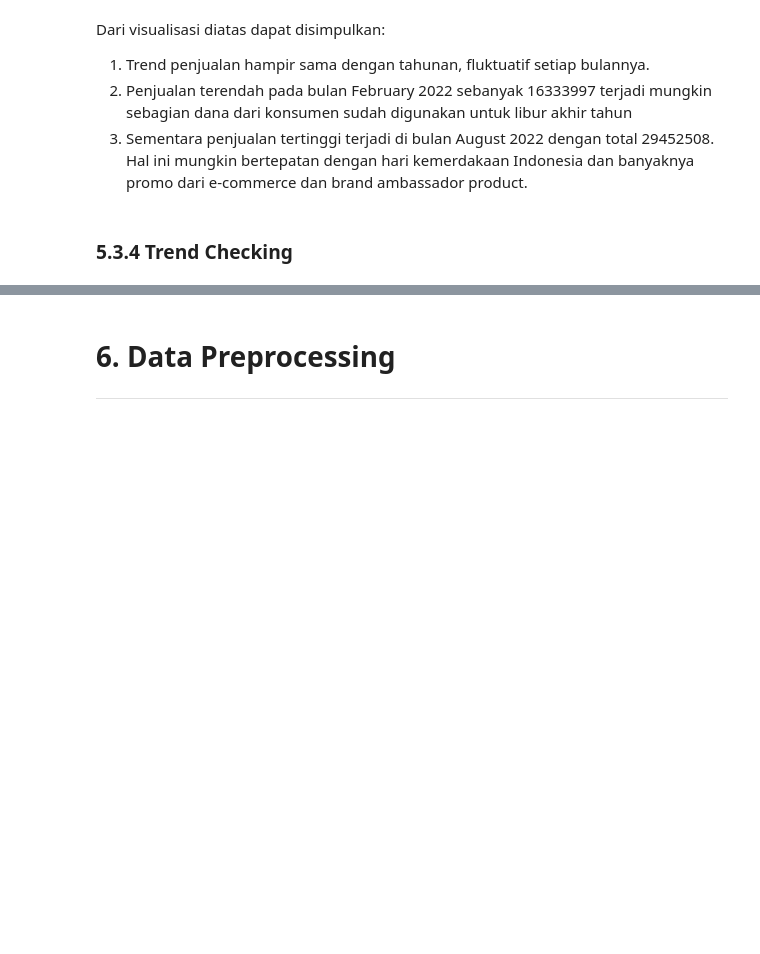
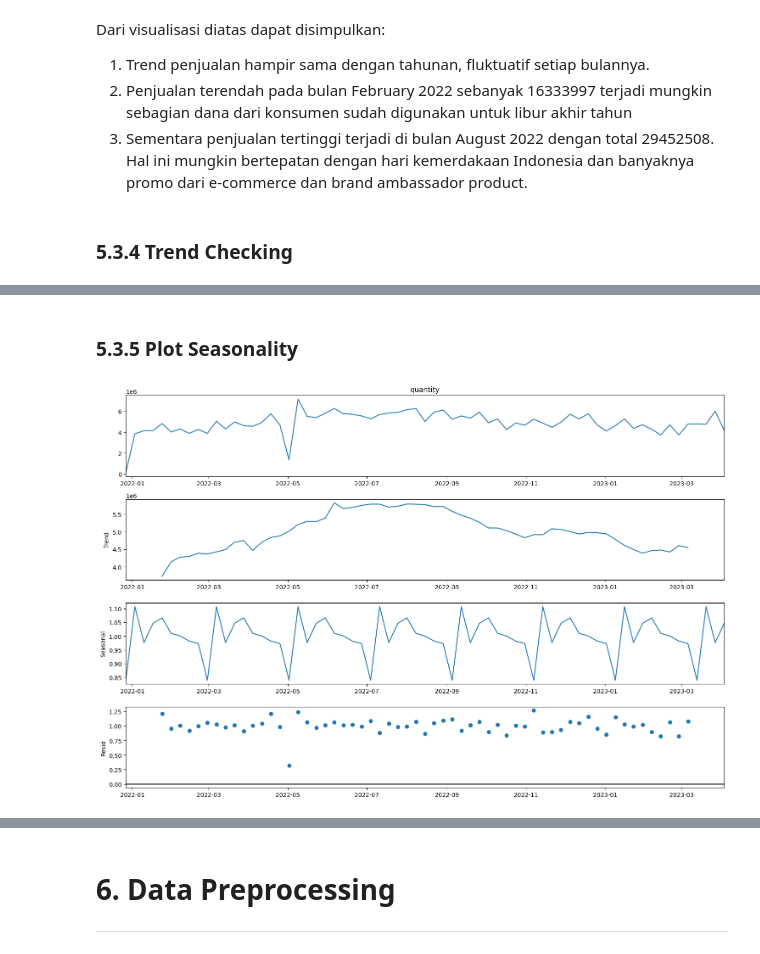
Before and after one commit to andik-alfauzi/Sales-Prediction, a Jupyter notebook: Time_Series_Sales_Prediction.ipynb, the cells around one changed output, grey strips where cells are left out. Saved outputs shown, nothing was run; the diff lists cells and outputs as text; code cells hidden in the pictures; blank space fills up the shorter version.

```diff
--- a/Time_Series_Sales_Prediction.ipynb
+++ b/Time_Series_Sales_Prediction.ipynb
@@ -637,0 +657,10 @@ NRMSE  : 0.2379210923168305
+# %% [markdown]
+### 5.3.5 Plot Seasonality
+# %%
+# Seasonality function
+pylab.rcParams['figure.figsize'] = (15, 10)
+res = seasonal_decompose(timeFlowSales['quantity'], model='multiplicatif', period = 9)
+ax = res.plot()
+plt.show()
+# %% [output]
+[figure, added]
```
Also changed, not shown: parts of 55 cells of this notebook, 2 other files.
